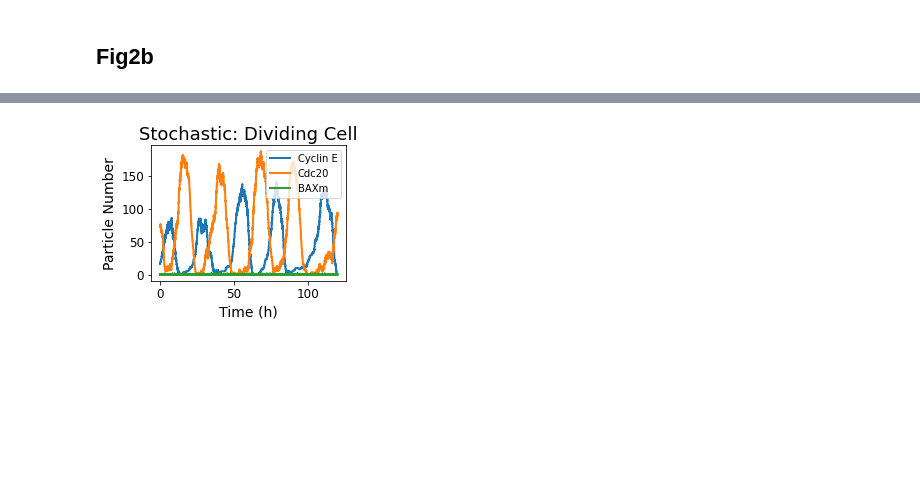
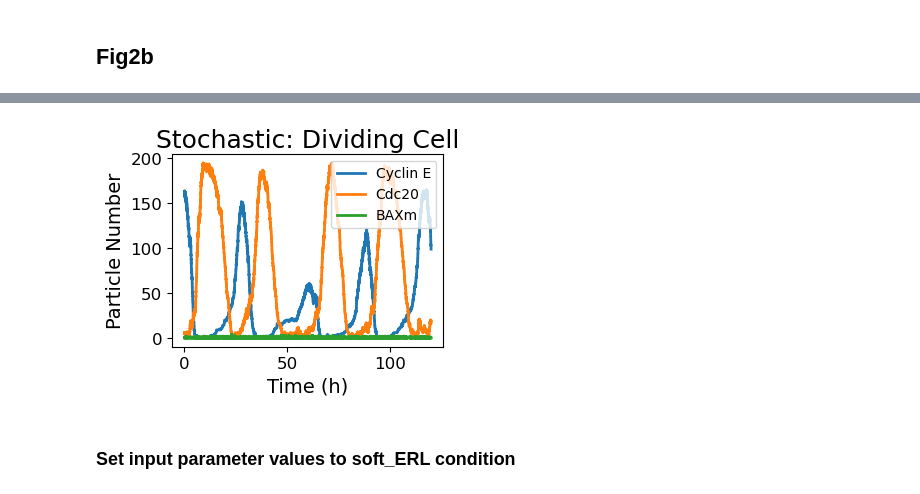
Before and after one commit to QuLab-VU/ECM_cell_cycle_model, a Jupyter notebook: Figures/Fig2/Fig2.ipynb, the cells around one changed output, grey strips where cells are left out. Saved outputs shown, nothing was run; the diff lists cells and outputs as text; code cells hidden in the pictures; blank space fills up the shorter version.

Commit message:
Updating Figures 1 & 2

```diff
--- a/Figures/Fig2/Fig2.ipynb
+++ b/Figures/Fig2/Fig2.ipynb
@@ -66,5 +56,5 @@ size = (3.5, 2.5)
 #ODE simulation
 
 t = np.linspace(0, 500, 50001)
-simres = ScipyOdeSimulator(model_concentration, t, verbose=False).run(); #deterministic simulation
+simres = ScipyOdeSimulator(model, t, verbose=False).run(); #deterministic simulation
 yout = simres.all;
@@ -101,6 +85,6 @@ model_population.parameters['AKT'].value = 1 * omega
 ### Stochastic simulation
 
 t = np.linspace(0, 120, 120001);
-sim = BngSimulator(model_population, tspan=t, verbose=False); #stochastic simulator
+sim = BngSimulator(model, tspan=t, verbose=False); #stochastic simulator
 simres = sim.run(method='ssa', verbose=False, seed=33); #running the simulation; remove seed for truly random; seed=33 is used for similarity to deterministic sim
 # %% [output]
@@ -109,22 +93,24 @@ Wall time: 20.4 s
 # %%
 yout = simres.observables;
 observables=['obsCycE','obsCdc20', 'obsBAXm']; #plot Cyclin E, Cdc20 and Cyclin A
 label=['Cyclin E', 'Cdc20', 'BAXm']
 
 fig = plt.figure(figsize=size)
 for obs in range(3) :
     plt.plot(t,yout[observables[obs]], label=label[obs], lw=2)
-plt.legend(loc=0)
+plt.legend(loc=1)
 plt.xlabel('Time (h)')
 plt.ylabel('Particle Number')
 plt.title('Stochastic: Dividing Cell')
 
 
 fig2c_fn = Path(SAVEDIR, 'fig2c.svg')
 if SAVEFILES and (OVERWRITE or not fig2c_fn.exists()):
     plt.savefig(fig2c_fn, bbox_inches='tight')
 else:
     plt.figure()
 # %% [output]
-[figure, old version]
+[figure, new version]
+# %% [markdown]
+### Set input parameter values to soft_ERL condition
 # %%
```
Also changed, not shown: parts of 11 cells of this notebook, 1 other file.
